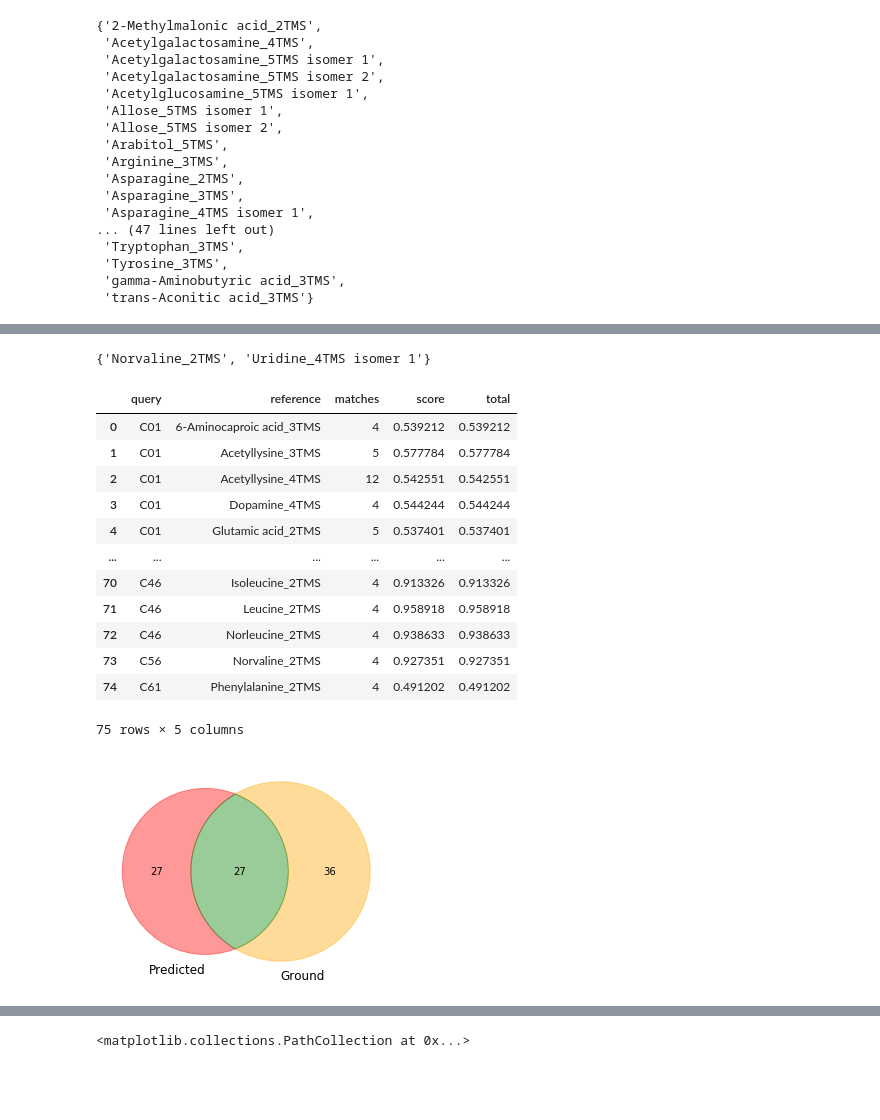
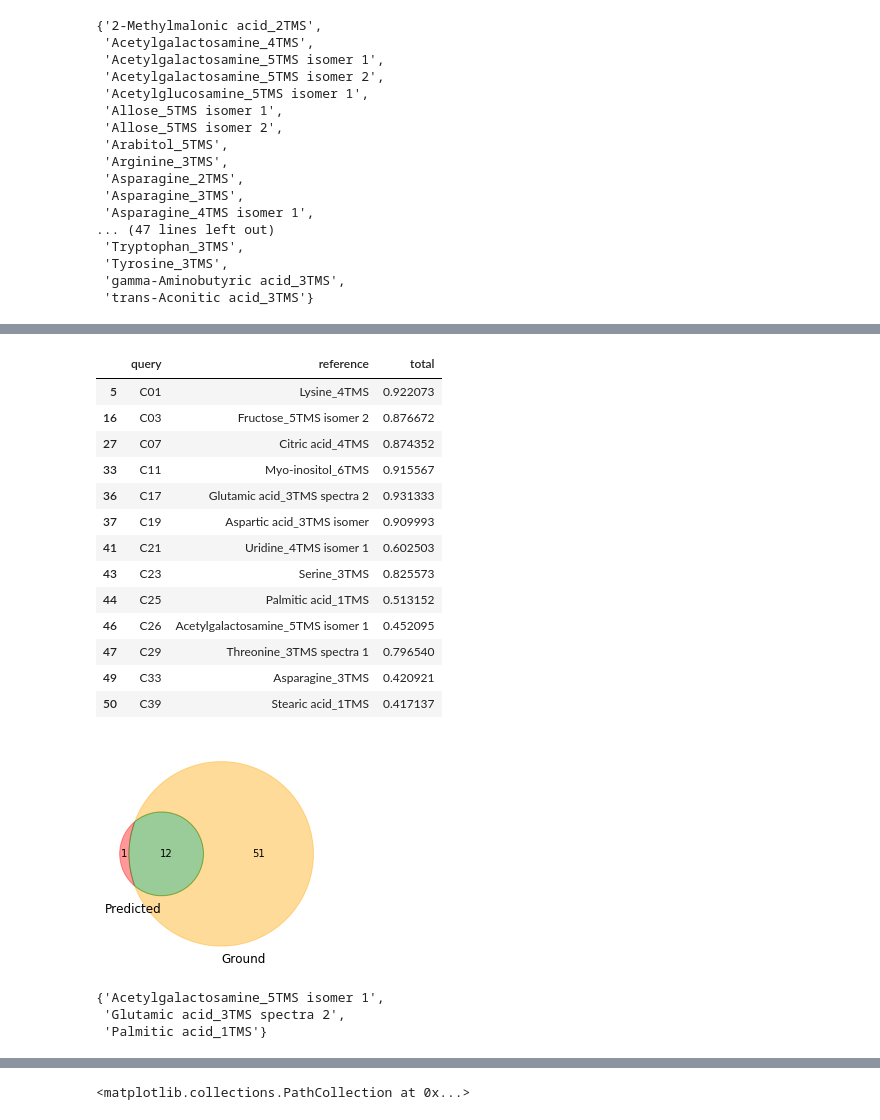
Before and after one commit to michal-stary/missing-peaks-prediction, a Jupyter notebook: compare_histories.ipynb, the cells around one changed output, grey strips where cells are left out. Cells and saved outputs as stored; diff of their text form; code cells hidden in the pictures; blank space fills up the shorter version.

```diff
--- a/compare_histories.ipynb
+++ b/compare_histories.ipynb
@@ -149,33 +139,36 @@ set(orig).intersection(ground)
+# %%
+new = res2[((res2.matches > th_m) & (res2.score > th_s))].reference
+x  = res2[((res2.matches > th_m) & (res2.score > th_s))]
+x = x.reset_index()
+
+x = x.loc[x.groupby('query')['total'].idxmax(), ['query', 'reference', 'total']]
+new = x.reference
+
+
+venn2((set(new), ground))
+x
+# %% [output]
+|  | query | reference | total |
+| 5 | C01 | Lysine_4TMS | 0.922073 |
+| 16 | C03 | Fructose_5TMS isomer 2 | 0.876672 |
+| 27 | C07 | Citric acid_4TMS | 0.874352 |
+| 33 | C11 | Myo-inositol_6TMS | 0.915567 |
+| 36 | C17 | Glutamic acid_3TMS spectra 2 | 0.931333 |
+| 37 | C19 | Aspartic acid_3TMS isomer | 0.909993 |
+| 41 | C21 | Uridine_4TMS isomer 1 | 0.602503 |
+| 43 | C23 | Serine_3TMS | 0.825573 |
+| 44 | C25 | Palmitic acid_1TMS | 0.513152 |
+| 46 | C26 | Acetylgalactosamine_5TMS isomer 1 | 0.452095 |
+| 47 | C29 | Threonine_3TMS spectra 1 | 0.796540 |
+| 49 | C33 | Asparagine_3TMS | 0.420921 |
+| 50 | C39 | Stearic acid_1TMS | 0.417137 |
+[figure, added]
 # %%
-set(orig).difference(ground)
+set(new).difference(orig).intersection(ground)
 # %% [output]
-{'Norvaline_2TMS', 'Uridine_4TMS isomer 1'}
+{'Acetylgalactosamine_5TMS isomer 1',
+ 'Glutamic acid_3TMS spectra 2',
+ 'Palmitic acid_1TMS'}
-# %%
-new = res2[((res2.matches > th_m) & (res2.score > th_s))].reference
-x  = res2[((res2.matches > th_m) & (res2.score > th_s))]
-x = x.reset_index()
-
-# x = x.loc[x.groupby('query')['total'].idxmax(), ['query', 'reference', 'total']]
-# new = x.reference
-
-
-venn2((set(new), ground))
-x
-# %% [output]
-|  | query | reference | matches | score | total |
-| 0 | C01 | 6-Aminocaproic acid_3TMS | 4 | 0.539212 | 0.539212 |
-| 1 | C01 | Acetyllysine_3TMS | 5 | 0.577784 | 0.577784 |
-| 2 | C01 | Acetyllysine_4TMS | 12 | 0.542551 | 0.542551 |
-| 3 | C01 | Dopamine_4TMS | 4 | 0.544244 | 0.544244 |
-| 4 | C01 | Glutamic acid_2TMS | 5 | 0.537401 | 0.537401 |
-| ... | ... | ... | ... | ... | ... |
-| 70 | C46 | Isoleucine_2TMS | 4 | 0.913326 | 0.913326 |
-| 71 | C46 | Leucine_2TMS | 4 | 0.958918 | 0.958918 |
-| 72 | C46 | Norleucine_2TMS | 4 | 0.938633 | 0.938633 |
-| 73 | C56 | Norvaline_2TMS | 4 | 0.927351 | 0.927351 |
-| 74 | C61 | Phenylalanine_2TMS | 4 | 0.491202 | 0.491202 |
-75 rows × 5 columns
-[figure, removed]
 # %%
 set(new).intersection(ground)
 # %% [output]
```
Also changed, not shown: parts of 4 cells of this notebook.
